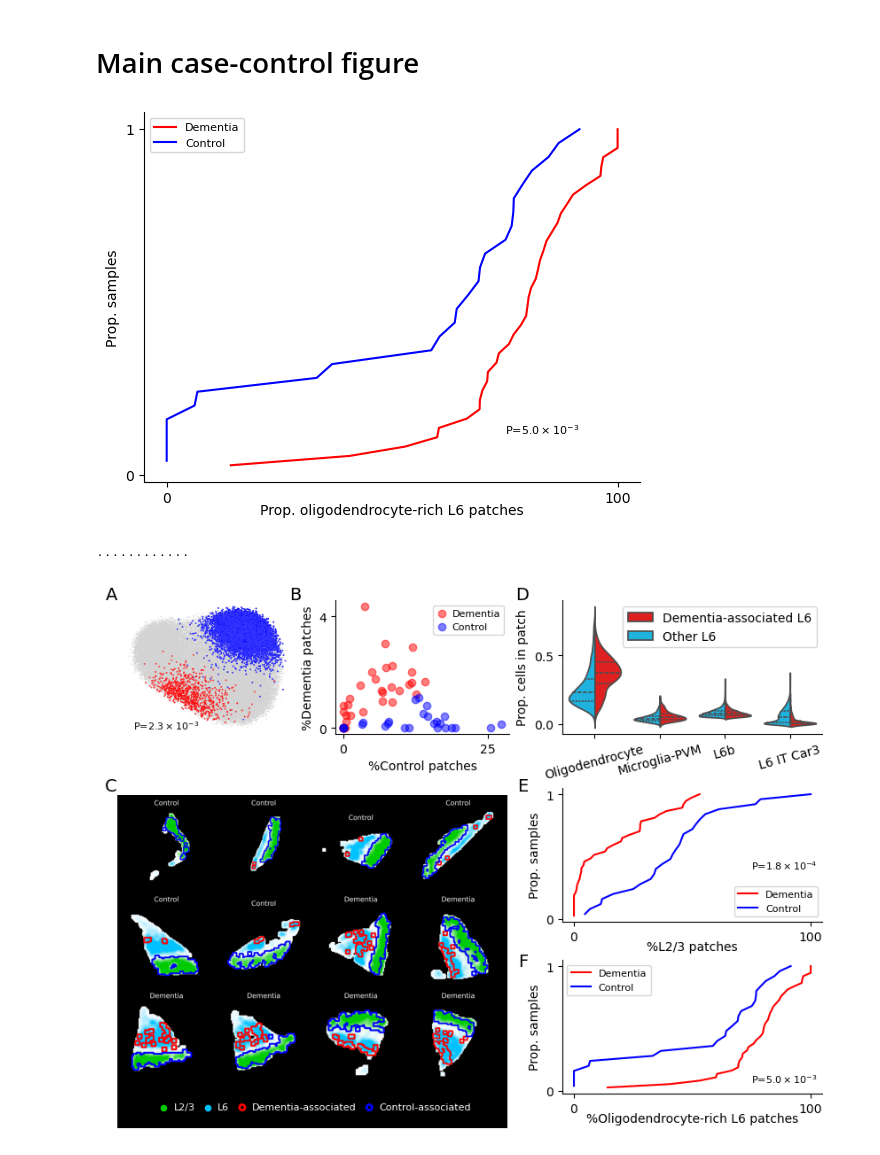
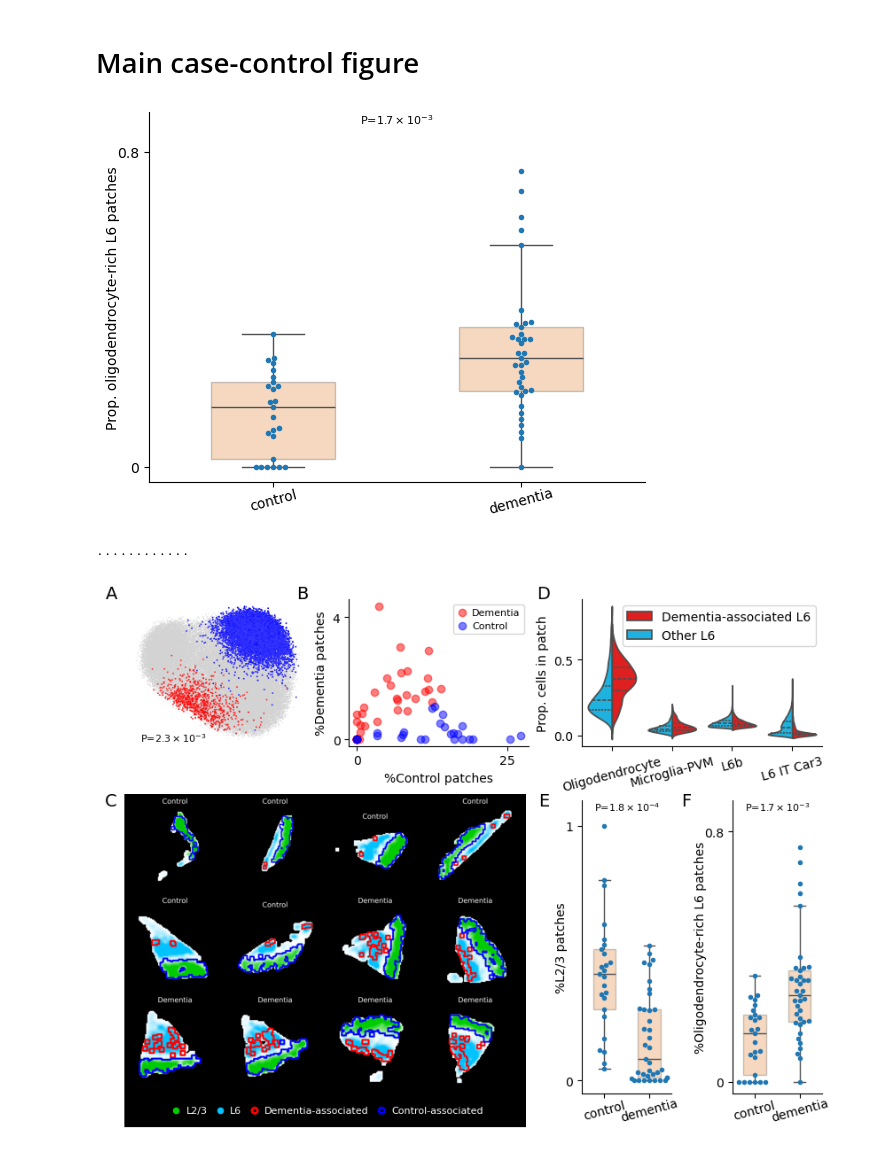
Before and after one commit to yakirr/vimapaper, a Jupyter notebook: ALZ/ALZ.3.makefigs.ipynb, the cells around one changed output. Saved outputs shown, nothing was run; the diff lists cells and outputs as text; code cells hidden in the pictures.

Commit message:
new iterations for figures, added first supp figs

```diff
--- a/ALZ/ALZ.3.makefigs.ipynb
+++ b/ALZ/ALZ.3.makefigs.ipynb
@@ -128,63 +128,68 @@ def classification(ax):
     ax.spines[['right','top']].set_visible(False)
 
 from scipy.stats import ks_2samp
-def twosample(ax, name, xlabel, alternative, px, py):
-    def ecdf(data):
-        x = np.sort(100*data)
-        y = np.arange(1, len(x)+1) / len(x)
-        return x, y
+import seaborn as sns
+def twosample(ax, name, xlabel, alternative, ymax, ytick):
     case = d.samplem[d.samplem.case][name]
     ctrl = d.samplem[~d.samplem.case][name]
-    ax.plot(*ecdf(case), color='red', label='Dementia')
-    ax.plot(*ecdf(ctrl), color='blue', label='Control')
-    ax.set_xlabel(xlabel, fontsize=fs_axislabel, labelpad=-2)
-    ax.set_ylabel('Prop. samples')
-    ax.set_xticks([0,100]); ax.set_yticks([0,1])
+
+    sns.swarmplot(y=name, x='case', data=d.samplem, ax=ax, s=4)
+    # ax.scatter([0, 1], [ctrl.mean(), case.mean()], marker='x')
+    sns.boxplot(x='case', y=name, data=d.samplem, whis=1.5, width=0.5, boxprops={'alpha': 0.3}, showfliers=False, ax=ax)
+
+
+    ax.set_ylim(ax.get_ylim()[0], ymax)
+    ax.set_xticks([0,1],['control','dementia'], va='center', rotation=15)
+    ax.tick_params(axis='x', pad=10)
+    ax.set_xlabel('')
+    ax.set_ylabel(xlabel, fontsize=fs_axislabel, labelpad=-2)
+    ax.set_yticks([0,ytick],['0',f'{ytick}'])
     ax.spines[['right','top']].set_visible(False)
-    ax.legend(fontsize=fs_legend)
+
 
     p = ks_2samp(case, ctrl, alternative=alternative).pvalue
     formatted = f"${p:.1e}"
     formatted_latex = formatted.replace('-0', '-').replace("e", r" \times 10^{").replace("+", "").replace("-", r"-") + "}$"
-    ax.text(100*px, py, f'P={formatted_latex}', ha='left', va='top', fontsize=fs_legend, fontweight='medium')
+    ax.text(0.5, ymax, f'P={formatted_latex}', ha='center', va='top', fontsize=fs_legend, fontweight='medium')
 
-twosample(plt.gca(), 'frac_layer6_manyoligo', 'Prop. oligodendrocyte-rich L6 patches', 'less', 0.75, 0.15)
+twosample(plt.gca(), 'frac_layer6_manyoligo', 'Prop. oligodendrocyte-rich L6 patches', 'less', 0.9, 0.8)
 # %% [output]
-[figure, old version]
+[figure, new version]
 # %%
 from matplotlib.gridspec import GridSpec
 
 fig = plt.figure(figsize=(8,6), constrained_layout=True)
-width_ratios = np.array([1, 1, 1.5])
-height_ratios = np.array([1, 1, 1])
-spatial_width = width_ratios[:2].sum() / width_ratios.sum() - 0.02
+width_ratios = np.array([1.5, 1.5, 0.75, 0.75])
+height_ratios = np.array([1, 2])
+spatial_width = width_ratios[:2].sum() / width_ratios.sum() - 0.1
 spatial_height = height_ratios[1:].sum() / height_ratios.sum() - 0.04
-gs = GridSpec(3, 3, width_ratios=width_ratios, height_ratios=height_ratios, figure=fig)
+gs = GridSpec(2, 4, width_ratios=width_ratios, height_ratios=height_ratios, figure=fig)
 
 d.samplem['sortkey'] = d.samplem.npos / (d.samplem.nneg + 1)
 sids = d.samplem[d.obs.sid.value_counts() > 200].sort_values(by='sortkey').iloc[
     [0,10,11,14,16,18] + #control
     [26,27,28,31,32,36]].index
 
 umap(fig.add_subplot(gs[0,0]))
 classification(fig.add_subplot(gs[0,1]))
-spatial_locations(fig.add_axes([0, spatial_height / 8, spatial_width, 7*spatial_height/8]), 4, sids)
-spatial_legend(fig.add_axes([0, 0, spatial_width-0.0005, spatial_height/8]))
+spatial_locations(fig.add_axes([0, spatial_height / 10, spatial_width, 9*spatial_height/10]), 4, sids)
+spatial_legend(fig.add_axes([0, 0, spatial_width-0.0005, spatial_height/10]))
 
-violinplot(fig.add_subplot(gs[0,2]), ['Oligodendrocyte','Microglia-PVM','L6b','L6 IT Car3'])
-twosample(fig.add_subplot(gs[1,2]), 'frac_layer23', '%L2/3 patches', 'greater', 0.75, 0.48)
-twosample(fig.add_subplot(gs[2,2]), 'frac_layer6_manyoligo', '%Oligodendrocyte-rich L6 patches', 'less', 0.75, 0.15)
+violinplot(fig.add_subplot(gs[0,2:]), ['Oligodendrocyte','Microglia-PVM','L6b','L6 IT Car3'])
+twosample(fig.add_subplot(gs[1,2]), 'frac_layer23', '%L2/3 patches', 'greater', 1.1, 1)
+twosample(fig.add_subplot(gs[1,3]), 'frac_layer6_manyoligo', '%Oligodendrocyte-rich L6 patches', 'less', 0.9, 0.8)
 
 # subpart labels
-fig.text(0, 1.02, 'A', fontsize=fs_figsubpanel, fontweight='medium', va='top', ha='right')
+fig.text(-0.01, 1.02, 'A', fontsize=fs_figsubpanel, fontweight='medium', va='top', ha='right')
 fig.text(0.26, 1.02, 'B', fontsize=fs_figsubpanel, fontweight='medium', va='top', ha='right')
-fig.text(0, 0.66, 'C', fontsize=fs_figsubpanel, fontweight='medium', va='top', ha='right')
-fig.text(0.58, 1.02, 'D', fontsize=fs_figsubpanel, fontweight='medium', va='top', ha='right')
-fig.text(0.58, 0.66, 'E', fontsize=fs_figsubpanel, fontweight='medium', va='top', ha='right')
-fig.text(0.58, 0.33, 'F', fontsize=fs_figsubpanel, fontweight='medium', va='top', ha='right')
+fig.text(-0.01, 0.63, 'C', fontsize=fs_figsubpanel, fontweight='medium', va='top', ha='right')
+fig.text(0.6, 1.02, 'D', fontsize=fs_figsubpanel, fontweight='medium', va='top', ha='right')
+fig.text(0.6, 0.63, 'E', fontsize=fs_figsubpanel, fontweight='medium', va='top', ha='right')
+fig.text(0.8, 0.63, 'F', fontsize=fs_figsubpanel, fontweight='medium', va='top', ha='right')
 
 fig.savefig('../_main/fig.ALZ.pdf', bbox_inches='tight', dpi=800)
+fig.savefig('../_main/fig.ALZ.png', bbox_inches='tight', dpi=500)
 plt.show()
 # %% [output]
 ............
-[figure, old version]
+[figure, new version]
```
Also changed, not shown: 20 other files.
